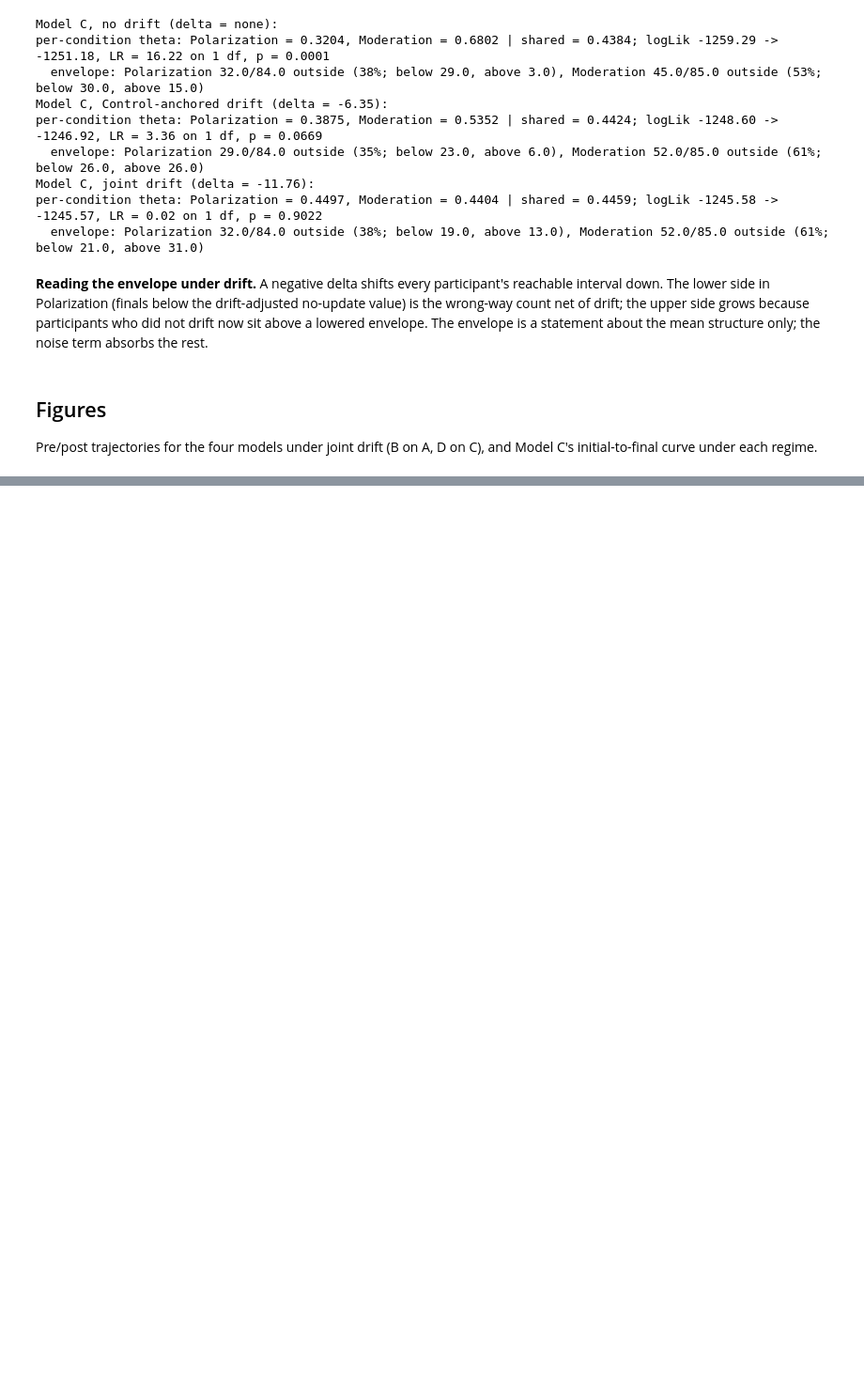
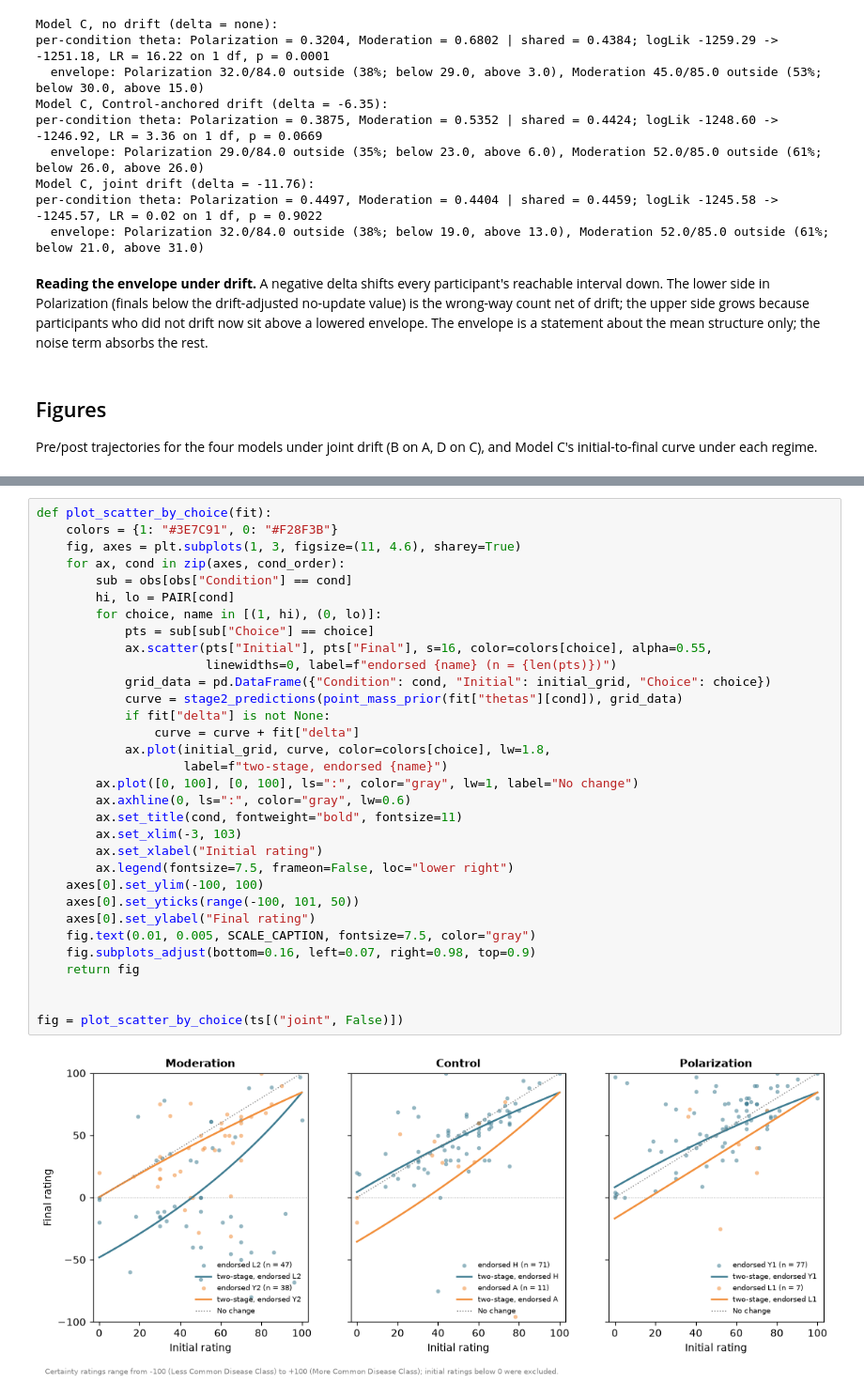
Before and after one commit to vic-moreno/jern2014-replication, a Jupyter notebook: analysis/JernRep-BayesNetModels.ipynb, the cells around one changed output, grey strips where cells are left out. Shown at 94% size. Saved outputs shown, nothing was run; the diff lists cells and outputs as text; blank space fills up the shorter version.

```diff
--- a/analysis/JernRep-BayesNetModels.ipynb
+++ b/analysis/JernRep-BayesNetModels.ipynb
@@ -1394,0 +1554,34 @@ fig = plot_prepost_pm([
+# %%
+def plot_scatter_by_choice(fit):
+    colors = {1: "#3E7C91", 0: "#F28F3B"}
+    fig, axes = plt.subplots(1, 3, figsize=(11, 4.6), sharey=True)
+    for ax, cond in zip(axes, cond_order):
+        sub = obs[obs["Condition"] == cond]
+        hi, lo = PAIR[cond]
+        for choice, name in [(1, hi), (0, lo)]:
+            pts = sub[sub["Choice"] == choice]
+            ax.scatter(pts["Initial"], pts["Final"], s=16, color=colors[choice], alpha=0.55,
+                       linewidths=0, label=f"endorsed {name} (n = {len(pts)})")
+            grid_data = pd.DataFrame({"Condition": cond, "Initial": initial_grid, "Choice": choice})
+            curve = stage2_predictions(point_mass_prior(fit["thetas"][cond]), grid_data)
+            if fit["delta"] is not None:
+                curve = curve + fit["delta"]
+            ax.plot(initial_grid, curve, color=colors[choice], lw=1.8,
+                    label=f"two-stage, endorsed {name}")
+        ax.plot([0, 100], [0, 100], ls=":", color="gray", lw=1, label="No change")
+        ax.axhline(0, ls=":", color="gray", lw=0.6)
+        ax.set_title(cond, fontweight="bold", fontsize=11)
+        ax.set_xlim(-3, 103)
+        ax.set_xlabel("Initial rating")
+        ax.legend(fontsize=7.5, frameon=False, loc="lower right")
+    axes[0].set_ylim(-100, 100)
+    axes[0].set_yticks(range(-100, 101, 50))
+    axes[0].set_ylabel("Final rating")
+    fig.text(0.01, 0.005, SCALE_CAPTION, fontsize=7.5, color="gray")
+    fig.subplots_adjust(bottom=0.16, left=0.07, right=0.98, top=0.9)
+    return fig
+
+
+fig = plot_scatter_by_choice(ts[("joint", False)])
+# %% [output]
+[figure, added]
```
Also changed, not shown: parts of 28 cells of this notebook, 3 other files.
